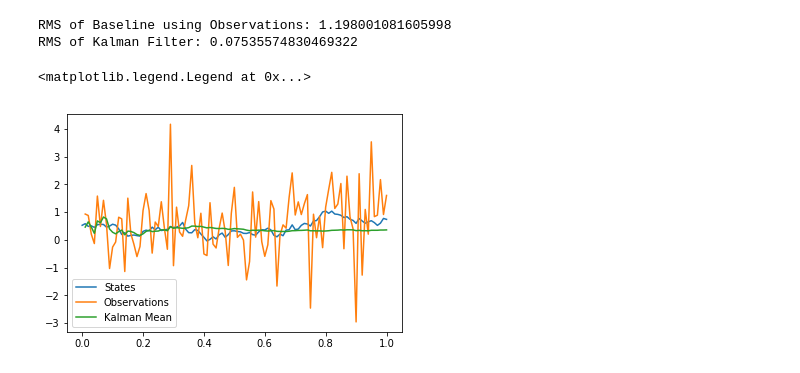
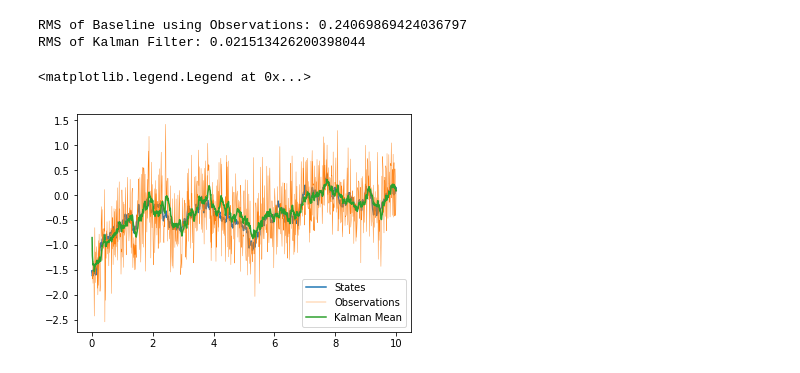
Before and after one commit to Aniket1998/SDE-Filtering, a Jupyter notebook: OrnsteinUhlenbeck.ipynb, the cells around one changed output. Drawn from its saved outputs; the diff is of its cells as text; code cells hidden in the pictures.

Commit message:
Fix variance in Euler Murayama and update step in Kalman Filter

```diff
--- a/OrnsteinUhlenbeck.ipynb
+++ b/OrnsteinUhlenbeck.ipynb
@@ -2,7 +2,7 @@
 import numpy as np
 import matplotlib.pyplot as plt
 # %%
-def sample_ornstein_uhlenbeck(n_timesteps, dt, lambd, m_0=0.0, sigma_0=1.0, sigma_l=1.0, sigma_q=1.0):
+def sample_ornstein_uhlenbeck(n_timesteps, dt, lambd, m_0=0.0, sigma_0=1.0, sigma_l=1.0, sigma_q=1.0, sub_step=10):
     times = np.zeros(n_timesteps + 1)
     x_T = np.zeros(n_timesteps + 1)
 
@@ -12,10 +12,16 @@ def sample_ornstein_uhlenbeck(n_timesteps, dt, lambd, m_0=0.0, sigma_0=1.0, sigm
     x_T[0] = x_0
 
     for t in range(1, n_timesteps + 1):
-        eps_t = float(np.random.randn()) * sigma_q
 
-        dx_t = -lambd * x_T[t - 1] * dt + sigma_l * eps_t
-        x_T[t] = x_T[t - 1] + dx_t
+        d_dt = dt / sub_step
+        x_int = x_T[t - 1]
+
+        for _ in range(sub_step):
+            eps_t = float(np.random.randn()) * sigma_q * np.sqrt(d_dt)
+            dx_t = -lambd * x_int * d_dt + sigma_l * eps_t
+            x_int = x_int + dx_t
+
+        x_T[t] = x_int
         times[t] = times[t - 1] + dt
 
     return x_T, times
@@ -45,14 +51,14 @@ def sde_kalman_filter(y_T, dt, m_0=0.0, sigma_0=1.0, lambd=1.0, H=1.0, sigma_l=1
         K = P_pred * H / S
 
         m_prev = m_pred + K * v
-        P_prev = P_pred - K * K / S
+        P_prev = P_pred - K * K * S
 
         m_filter[t] = m_prev
         P_filter[t] = P_prev
 
     return m_filter, P_filter
 # %%
-n_timesteps=100
+n_timesteps=1000
 dt = 0.01
 
 lambd=1.0
@@ -61,10 +67,10 @@ m_0=0.0
 sigma_0 = 1.0
 
 sigma_l = 1.0
-sigma_q = 0.1
+sigma_q = 0.5
 
 H = 1.0
-sigma_r = 1.0
+sigma_r = 0.5
 # %%
 x_T, t_T = sample_ornstein_uhlenbeck(n_timesteps, dt, lambd, m_0, sigma_0, sigma_l, sigma_q)
 
@@ -78,13 +84,13 @@ rms_filter = np.mean((m_filter - x_T[1:]) ** 2)
 print('RMS of Baseline using Observations: {}'.format(rms_obs))
 print('RMS of Kalman Filter: {}'.format(rms_filter))
 # %% [output]
-RMS of Baseline using Observations: 1.198001081605998
-RMS of Kalman Filter: 0.07535574830469322
+RMS of Baseline using Observations: 0.24069869424036797
+RMS of Kalman Filter: 0.021513426200398044
 # %%
 plt.plot(t_T, x_T, label='States')
-plt.plot(t_T[1:], y_T, label='Observations')
+plt.plot(t_T[1:], y_T, linewidth=0.4, label='Observations')
 plt.plot(t_T[1:], m_filter, label='Kalman Mean')
 plt.legend()
 # %% [output]
 <matplotlib.legend.Legend at 0x...>
-[figure, old version]
+[figure, new version]
```
